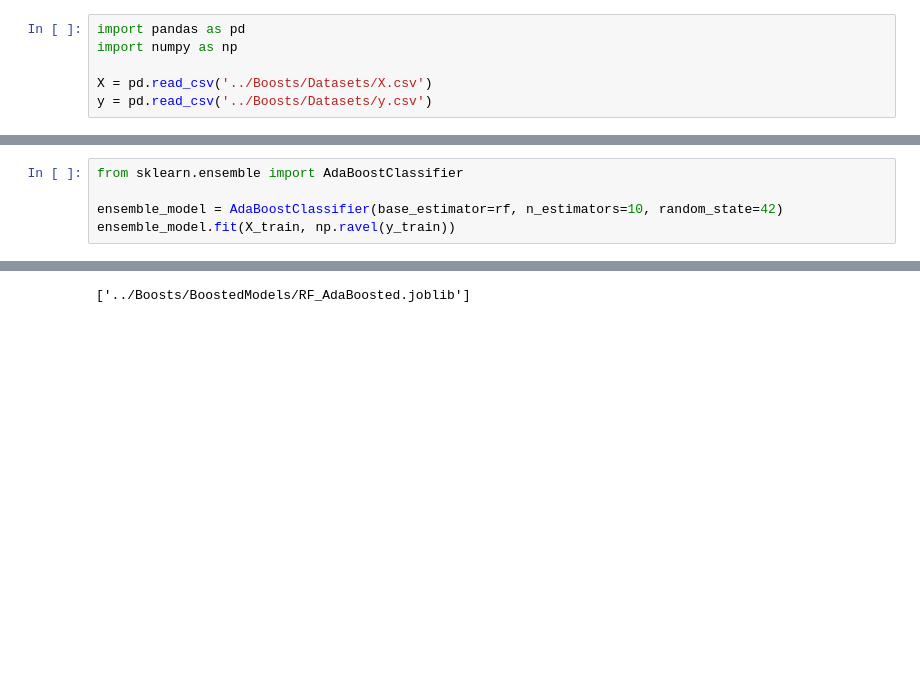
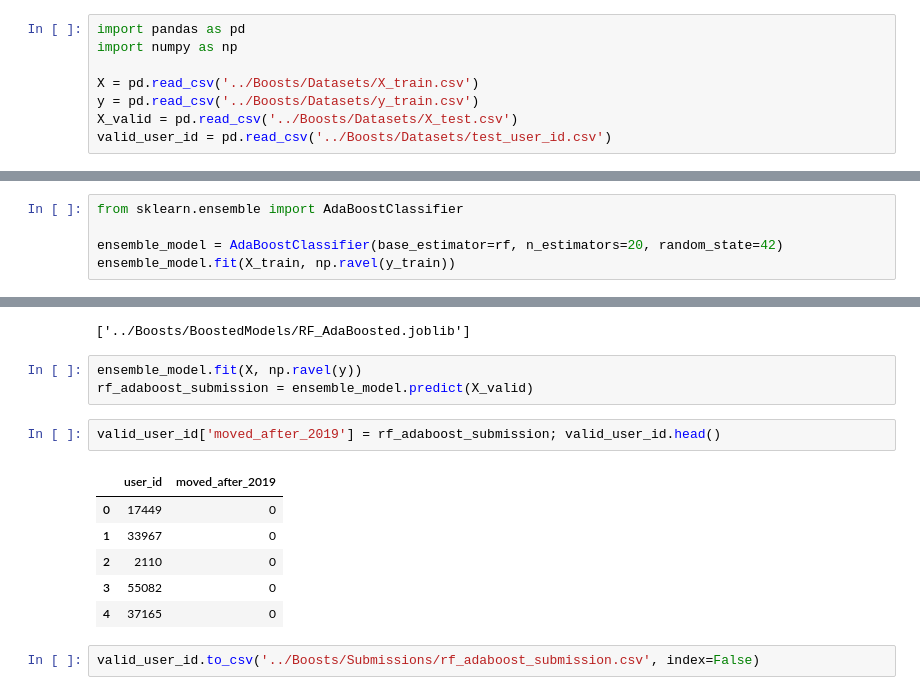
Before and after one commit to AshNumpy/GarantiBBVA-Datathon, a Jupyter notebook: Boosts/rf_adaboost.ipynb, the cells around one changed output, grey strips where cells are left out. Drawn from its saved outputs; the diff is of its cells as text; blank space fills up the shorter version.

```diff
--- a/Boosts/rf_adaboost.ipynb
+++ b/Boosts/rf_adaboost.ipynb
@@ -2,8 +2,10 @@
 import pandas as pd
 import numpy as np
 
-X = pd.read_csv('../Boosts/Datasets/X.csv')
-y = pd.read_csv('../Boosts/Datasets/y.csv')
+X = pd.read_csv('../Boosts/Datasets/X_train.csv')
+y = pd.read_csv('../Boosts/Datasets/y_train.csv')
+X_valid = pd.read_csv('../Boosts/Datasets/X_test.csv')
+valid_user_id = pd.read_csv('../Boosts/Datasets/test_user_id.csv')
 # %%
 from sklearn.model_selection import train_test_split
 from sklearn.metrics import classification_report, confusion_matrix
@@ -20,7 +22,7 @@ RandomForestClassifier(bootstrap=False, class_weight={0: 2, 1: 3},
 # %%
 from sklearn.ensemble import AdaBoostClassifier
 
-ensemble_model = AdaBoostClassifier(base_estimator=rf, n_estimators=10, random_state=42)
+ensemble_model = AdaBoostClassifier(base_estimator=rf, n_estimators=20, random_state=42)
 ensemble_model.fit(X_train, np.ravel(y_train))
 # %% [output]
 AdaBoostClassifier(base_estimator=RandomForestClassifier(bootstrap=False,
@@ -68,3 +70,17 @@ pd.DataFrame(classification_report(y_test, y_pred, output_dict=True))
 joblib.dump(ensemble_model, '../Boosts/BoostedModels/RF_AdaBoosted.joblib', compress=('gzip',9))
 # %% [output]
 ['../Boosts/BoostedModels/RF_AdaBoosted.joblib']
+# %%
+ensemble_model.fit(X, np.ravel(y))
+rf_adaboost_submission = ensemble_model.predict(X_valid)
+# %%
+valid_user_id['moved_after_2019'] = rf_adaboost_submission; valid_user_id.head()
+# %% [output]
+|  | user_id | moved_after_2019 |
+| 0 | 17449 | 0 |
+| 1 | 33967 | 0 |
+| 2 | 2110 | 0 |
+| 3 | 55082 | 0 |
+| 4 | 37165 | 0 |
+# %%
+valid_user_id.to_csv('../Boosts/Submissions/rf_adaboost_submission.csv', index=False)
```
Also changed, not shown: parts of 1 cell of this notebook, 15 other files.
